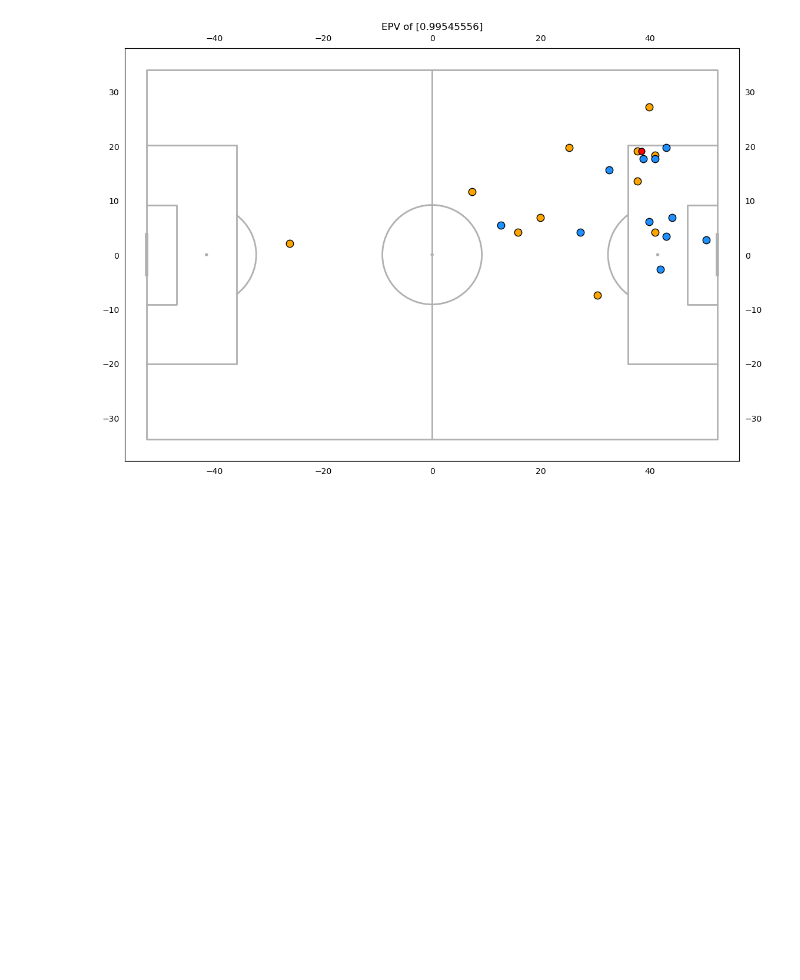
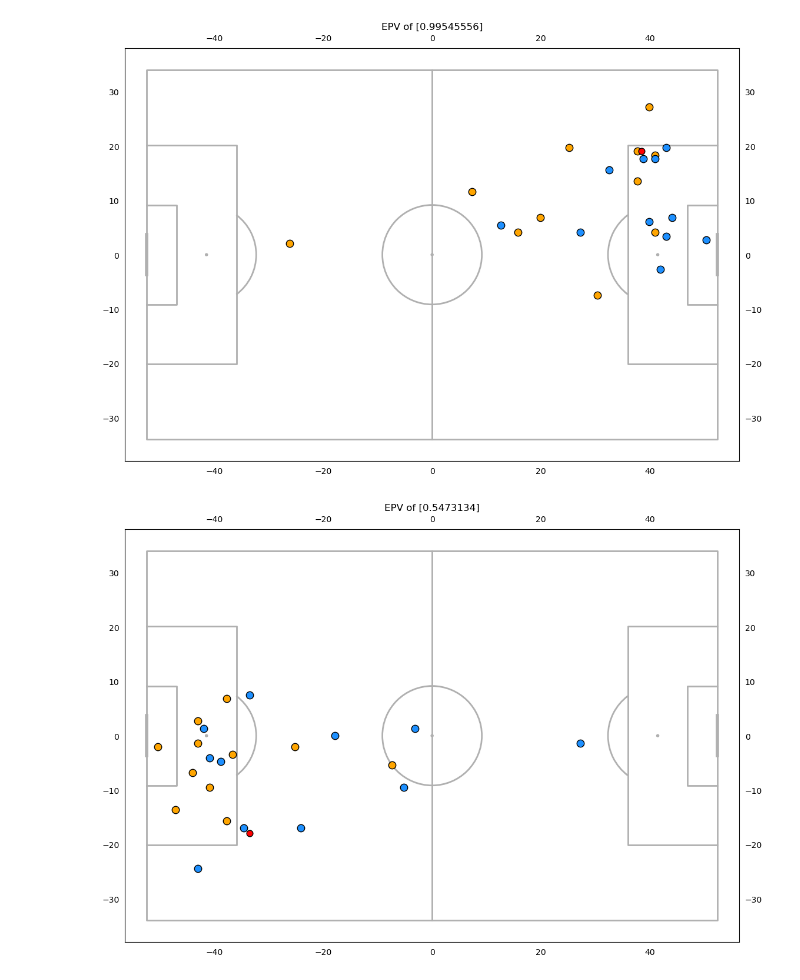
Before and after one commit to alexmiale/ds4420_project, a Jupyter notebook: epv/EPV_Model.ipynb, the cells around one changed output. Drawn from its saved outputs; the diff is of its cells as text; code cells hidden in the pictures; blank space fills up the shorter version.

```diff
--- a/epv/EPV_Model.ipynb
+++ b/epv/EPV_Model.ipynb
@@ -367,4 +367,8 @@ def plot_epv(min, max):
 plot_epv(0.99, 1)
 # %% [output]
 [figure]
+# %%
+plot_epv(0.45, 0.55)
+# %% [output]
+[figure, added]
 # %%
```
Also changed, not shown: parts of 2 cells of this notebook, 6 other files.
